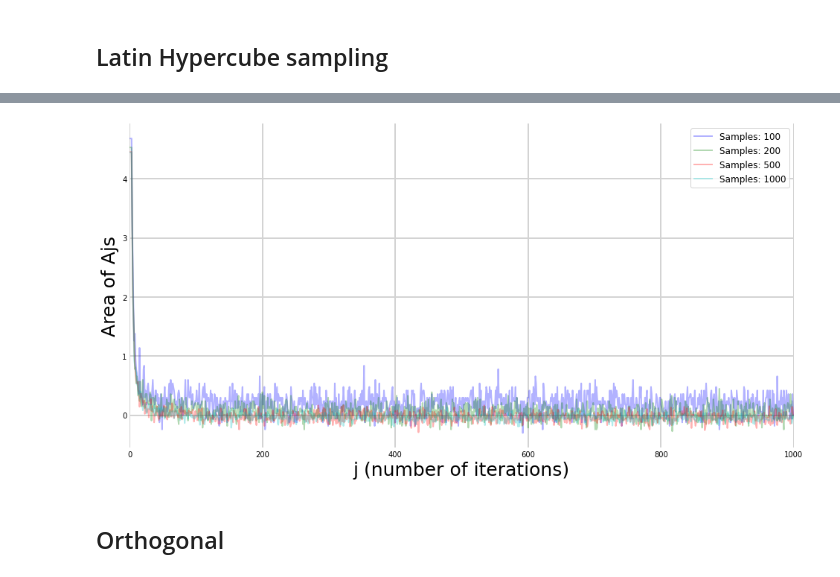
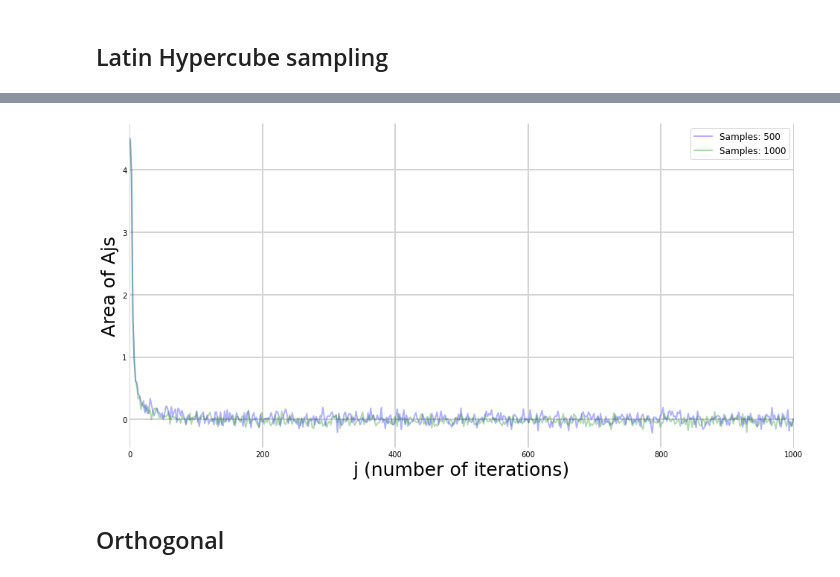
Before and after one commit to Florisdv5/Mandelbrot, a Jupyter notebook: Mandelbrot.ipynb, the cells around one changed output, grey strips where cells are left out. Saved outputs shown, nothing was run; the diff lists cells and outputs as text; code cells hidden in the pictures.

```diff
--- a/Mandelbrot.ipynb
+++ b/Mandelbrot.ipynb
@@ -18,14 +19,16 @@ c = complex(2,2)
 Z0 = c
 Z = Z0
 
-def amount_iter(compl, max_steps, threshold_inf: int = 10):
+def amount_iter(compl, max_steps, threshold_inf: int = 2):
     c = compl
     z = 0
     i = 0
-    while (z*z.conjugate()).real < threshold_inf and i < max_steps:
+    while abs(z) < threshold_inf and i < max_steps:
         z = z**2 + c
         i += 1
     return i
+
+#z*z.conjugate()).real
 # %% [markdown]
 ## Plotting the MandelBrot set
 # %%
@@ -140,7 +154,7 @@ fig = plt.figure(figsize = (16, 8))
 ax = fig.add_subplot(111, axisbelow=True)
 # ax.plot(range(maxmax_steps), listA, 'r', alpha=0.5, lw=2, label='Area(j)')
 for value in range(len(samples)):
-    ax.plot(range(1,maxmax_steps), listAdif[value], color = colors[value], alpha=0.3, lw=2, label= "Samples: " + str(samples[value]))
+    ax.plot(range(1,maxmax_steps,2), listAdif[value], color = colors[value], alpha=0.3, lw=2, label= "Samples: " + str(samples[value]))
 ax.set_xlabel('j (number of iterations)', size = 25)
 ax.set_ylabel('Area of Ajs', size = 25)
 # ax.set_ylim(-1,1)
@@ -252,24 +194,3 @@ def xy_LHS(samples, dimensions = 2, strength = 1):
         xlist = np.random.permutation(xlist)
         ylist = np.random.permutation(ylist)
     return xlist,ylist
-
-
-x_LHS,y_LHS = xy_LHS(20)
-
-xlist = []
-ylist = []
-for i in range(20):
-    x, y = xy_rand()
-#     x = (x+ 2)/3
-#     y = (y + 1)/2
-    xlist.append(x)
-    ylist.append(y)
-
-plt.scatter(x_LHS, y_LHS, color="b", label="LHS-MDU", alpha = 0.5)
-plt.scatter(xlist, ylist, color="r", label="MC", alpha = 0.5)
-plt.axhline(y=0, color='r', linestyle='-', alpha = 0.5)
-plt.axvline(x=-0.5, color='r', linestyle='-', alpha = 0.5)
-
-plt.legend()
-plt.grid()
-plt.show()
@@ -280,14 +199,14 @@ plt.show()
 
 start = time.time()
 
-samples = [100, 200, 500, 1000]
-listLHS = [[],[],[],[]]
+samples = [500, 1000]
+listLHS = [[],[]]
 max_steps = 1000 # this is equal to i
 maxmax_steps = 1000
 
 for value in range(len(samples)):
     print("Amount of samples: " + str(samples[value]))
-    for max_steps in range(1,maxmax_steps):
+    for max_steps in range(1,maxmax_steps,2):
         t = 0
         x_LHS,y_LHS = xy_LHS(samples[value])
         if max_steps%100 == 0:
@@ -335,34 +246,34 @@ for value in range(len(samples)):
     for i in range(len(safe_of_listLHS[value])):
         safe_of_listLHS[value][i] -= listLHS[value][len(listLHS[value])-1]
 listLHSdif = [[],[],[],[]]
 for value in range(len(samples)):
     for x in range(len(listLHS[value])):
         listLHSdif[value].append(listLHS[value][x])
     for i in range(len(listLHSdif[value])):
         listLHSdif[value][i] -= listLHSdif[value][len(listLHSdif[value])-1]
 
 colors = ['b', 'g', 'r', 'c']
 
 
 fig = plt.figure(figsize = (16, 8))
 ax = fig.add_subplot(111, axisbelow=True)
 for value in range(len(samples)):
-    ax.plot(range(1,maxmax_steps), listLHSdif[value], color = colors[value], alpha=0.3, lw=2, label= "Samples: " + str(samples[value]))
+    ax.plot(range(1,maxmax_steps,2), listLHSdif[value], color = colors[value], alpha=0.3, lw=2, label= "Samples: " + str(samples[value]))
 ax.set_xlabel('j (number of iterations)', size = 25)
 ax.set_ylabel('Area of Ajs', size = 25)
 # ax.set_ylim(-1,1)
 ax.set_xlim(0,maxmax_steps)
 ax.yaxis.set_tick_params(length=0)
 ax.xaxis.set_tick_params(length=0)
 ax.grid(b=True, which='major', c='lightgray', lw=2, ls='-')
 legend = ax.legend()
 legend.get_frame().set_alpha(0.5)
 for spine in ('top', 'right', 'bottom', 'left'):
     ax.spines[spine].set_visible(False)
 plt.legend(fontsize="large")
 # plt.hlines(1.506484, 0, maxmax_steps)
 plt.show()
 # %% [output]
-[figure, old version]
+[figure, new version]
 # %% [markdown]
 ## Orthogonal
```
Also changed, not shown: parts of 10 cells of this notebook.
